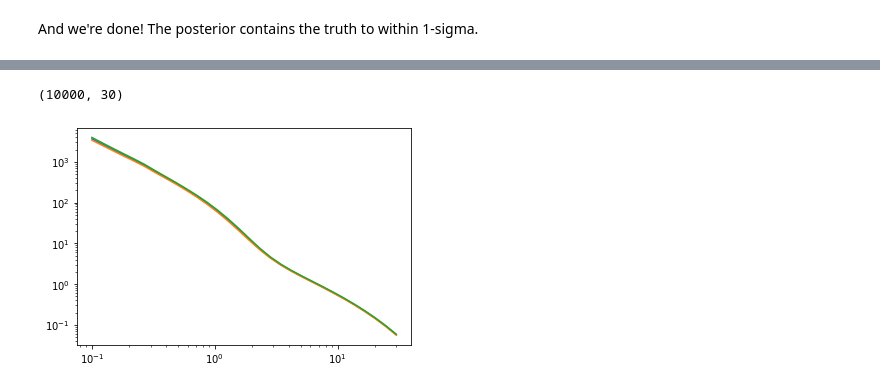
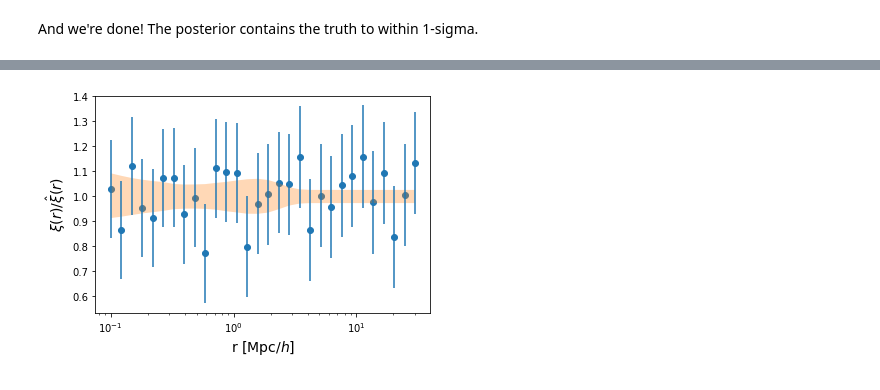
Before and after one commit to halomod/halomod, a Jupyter notebook: docs/examples/fitting.ipynb, the cells around one changed output, grey strips where cells are left out. Drawn from its saved outputs; the diff is of its cells as text; code cells hidden in the pictures.

```diff
--- a/docs/examples/fitting.ipynb
+++ b/docs/examples/fitting.ipynb
@@ -316,3 +210,2 @@ sampler_bul.run_mcmc(initialpos, nsteps=1000, progress=True);
 # %%
-flatchain_bul = sampler_bul.get_chain(discard=500, thin=5, flat=True)
-blobs_bul = sampler_bul.get_blobs(discard=500, thin=5, flat=True)
+xi_out = sampler.get_blobs(discard=500, thin=5, flat=True)['corr_auto_tracer']
@@ -329,15 +212,14 @@ corner.corner(
-# %%
-blobs_bul['corr_auto_tracer'].shape
-# %% [output]
-(10000, 30)
 # %%
-qs = np.percentile(blobs_bul['corr_auto_tracer'], [16, 50, 84], axis=0)
+quantiles = np.quantile(xi_out, [0.16, 0.50, 0.84], axis=0)
-# %%
-plt.plot(model_bul.r, qs[1])
-plt.plot(model_bul.r, qs[0])
-plt.plot(model_bul.r, qs[2])
-
-plt.xscale('log')
-plt.yscale('log')
-# %% [output]
-[figure, removed]
+# %%
+plt.scatter(model.r, mock_data / quantiles[1])
+plt.errorbar(model.r, mock_data / quantiles[1], yerr = 0.2*np.abs(fiducial_model.corr_auto_tracer) / quantiles[1], fmt='none')
+
+plt.fill_between(model.r, quantiles[0] / quantiles[1], quantiles[2]/ quantiles[1], alpha=0.3)
+plt.xscale('log')
+
+plt.xlabel("r [Mpc/$h$]", fontsize=14)
+plt.ylabel(r"$\xi(r) / \hat{\xi}(r)$", fontsize=14);
+plt.savefig("residuals.pdf")
+# %% [output]
+[figure, added]
```
Also changed, not shown: parts of 23 cells of this notebook, 1 other file.
